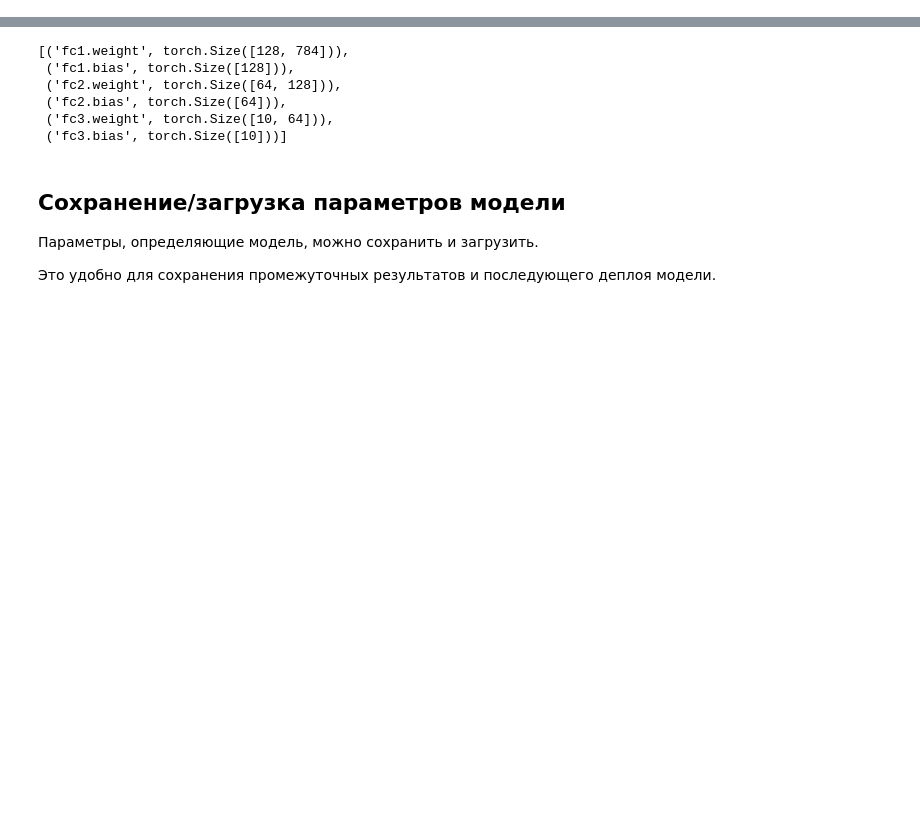
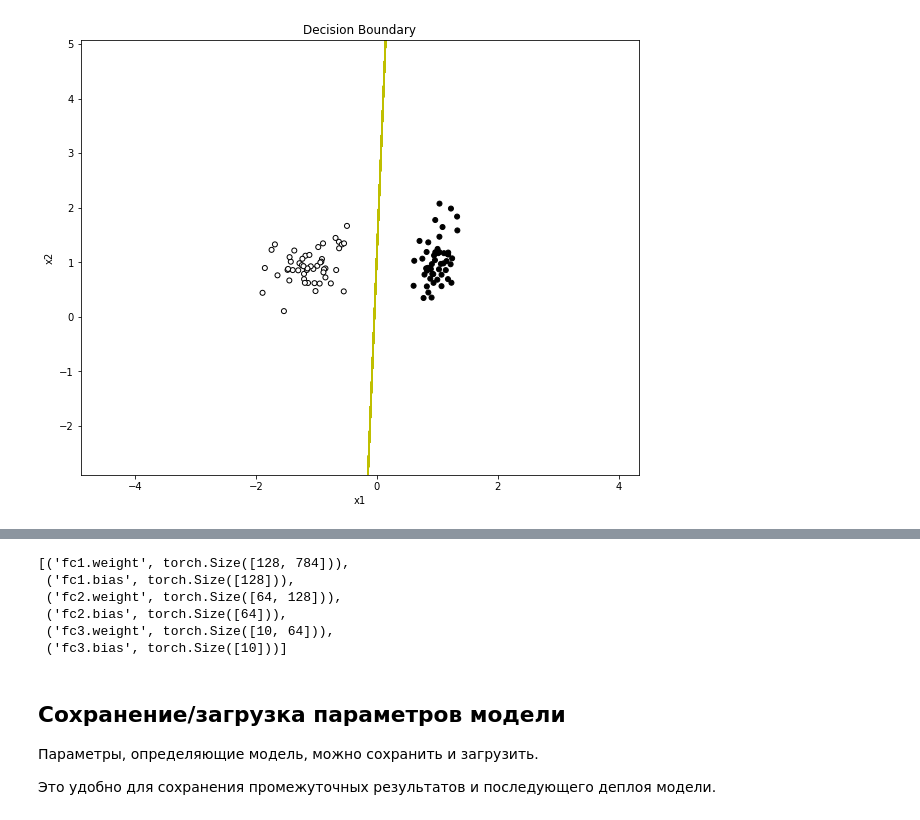
Before and after one commit to ENOT-AutoDL/deep-learning-seminars, a Jupyter notebook: seminar_01/seminar_01.ipynb, the cells around one changed output, grey strips where cells are left out. Cells and saved outputs as stored; diff of their text form; code cells hidden in the pictures; blank space fills up the shorter version.

```diff
--- a/seminar_01/seminar_01.ipynb
+++ b/seminar_01/seminar_01.ipynb
@@ -89,0 +141,30 @@ $
+# %%
+def plot_dots_and_boundary(X, w, b, p_thr=0.5):
+    # X --> фичи
+    # w --> веса
+    # b --> сдвиги
+
+    logit = np.log2(p_thr) - np.log2(1 - p_thr)
+    w1, w2 = w
+    x1 = X[:, 0]
+    x2 = (logit - b - w1 * x1) / w2
+
+    # рисуем исходные точки
+    plt.scatter(X[:, 0], X[:, 1], marker="o", c=y, s=25, edgecolor="k")
+
+    # рисуем прямую
+    plt.plot(x1, x2, 'y-')
+
+    plt.xlim([min(X[:,0])-3, max(X[:,0])+3])
+    plt.ylim([min(X[:,1])-3, max(X[:,1])+3])
+    plt.xlabel("x1")
+    plt.ylabel("x2")
+    plt.title('Decision Boundary')
+    plt.show()
+# %%
+w = model.coef_[0]
+b = model.intercept_
+# %%
+plot_dots_and_boundary(X, w, b, p_thr=0.5)
+# %% [output]
+[figure, added]
```
Also changed, not shown: parts of 46 cells of this notebook, 1 other file.
